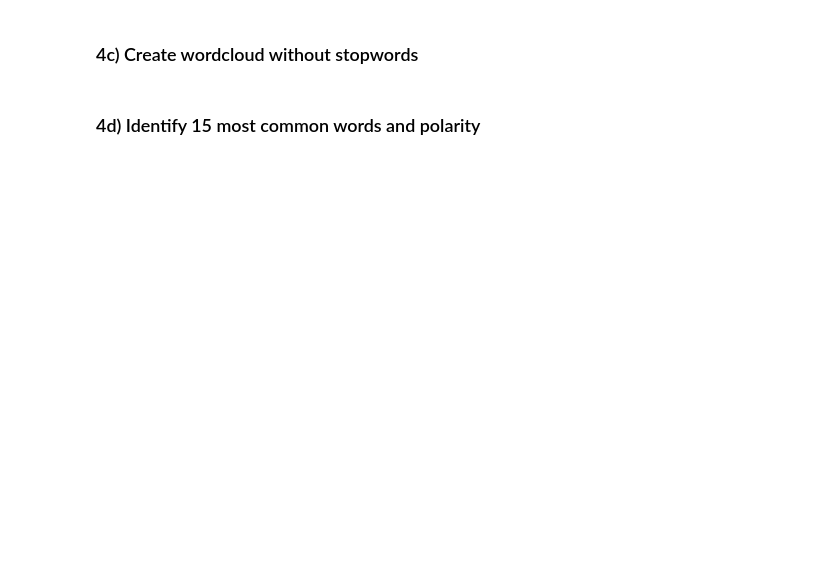
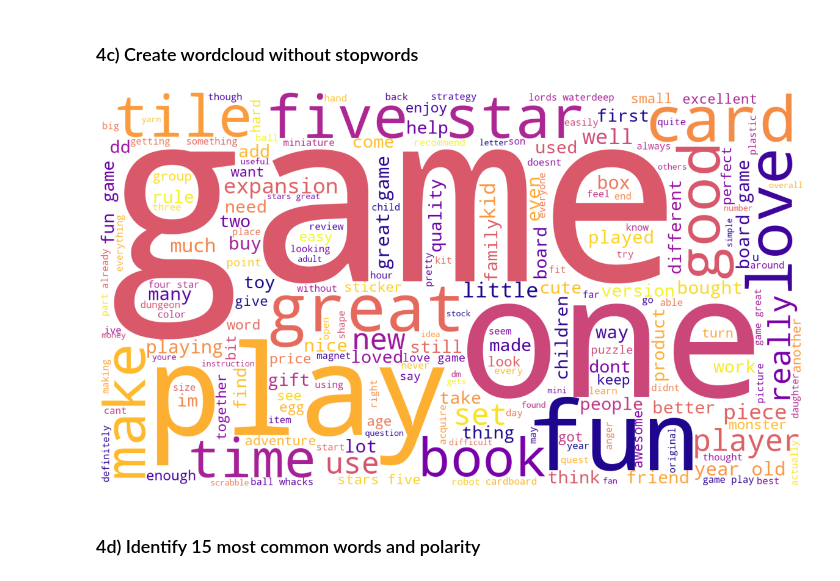
Before and after one commit to alexs178/LSE_DA_Turtle_Games_Analysis, a Jupyter notebook: Sewell_Alexander_DA301_Assignment_Notebook.ipynb, the cells around one changed output. Saved outputs shown, nothing was run; the diff lists cells and outputs as text; code cells hidden in the pictures; blank space fills up the shorter version.

```diff
--- a/Sewell_Alexander_DA301_Assignment_Notebook.ipynb
+++ b/Sewell_Alexander_DA301_Assignment_Notebook.ipynb
@@ -873,4 +1092,6 @@ warnings.filterwarnings('ignore')
 ## 4. Frequency distribution and polarity
 ### 4a) Create frequency distribution
 # %%
-# Determine the frequency distribution.
+# Create a list of the review and summary tokens.
+all_tokens = all_tokens1 + all_tokens2
+all_tokens
@@ -878,3 +1125,4 @@ warnings.filterwarnings('ignore')
 ### 4b) Remove alphanumeric characters and stopwords
 # %%
 # Delete all the alpanum.
+tokens = [word for word in all_tokens if word.isalnum()]
@@ -881,11 +1150,32 @@ warnings.filterwarnings('ignore')
 # %%
 # Remove all the stopwords
+english_stopwords = set(stopwords.words('english'))
+
+tokens2 = [x for x in tokens if x.lower() not in english_stopwords]
+
+# Define an empty string variable.
+tokens3_string = ''
+
+# Add each filtered token word to the string.
+for value in tokens2:
+    tokens3_string = tokens3_string + value + ' '
 # %% [markdown]
 ### 4c) Create wordcloud without stopwords
 # %%
 # Create a wordcloud without stop words.
+wordcloud3 = WordCloud(width = 1600, height = 900,
+                background_color ='white',
+                colormap='plasma',
+                min_font_size = 10).generate(tokens3_string)
 # %%
 # Plot the wordcloud image.
+plt.figure(figsize = (16, 9), facecolor = None)
+plt.imshow(wordcloud3)
+plt.axis('off')
+plt.tight_layout(pad = 0)
+plt.show()
+# %% [output]
+[figure, added]
 # %% [markdown]
 ### 4d) Identify 15 most common words and polarity
 # %%
```
Also changed, not shown: parts of 56 cells of this notebook.
